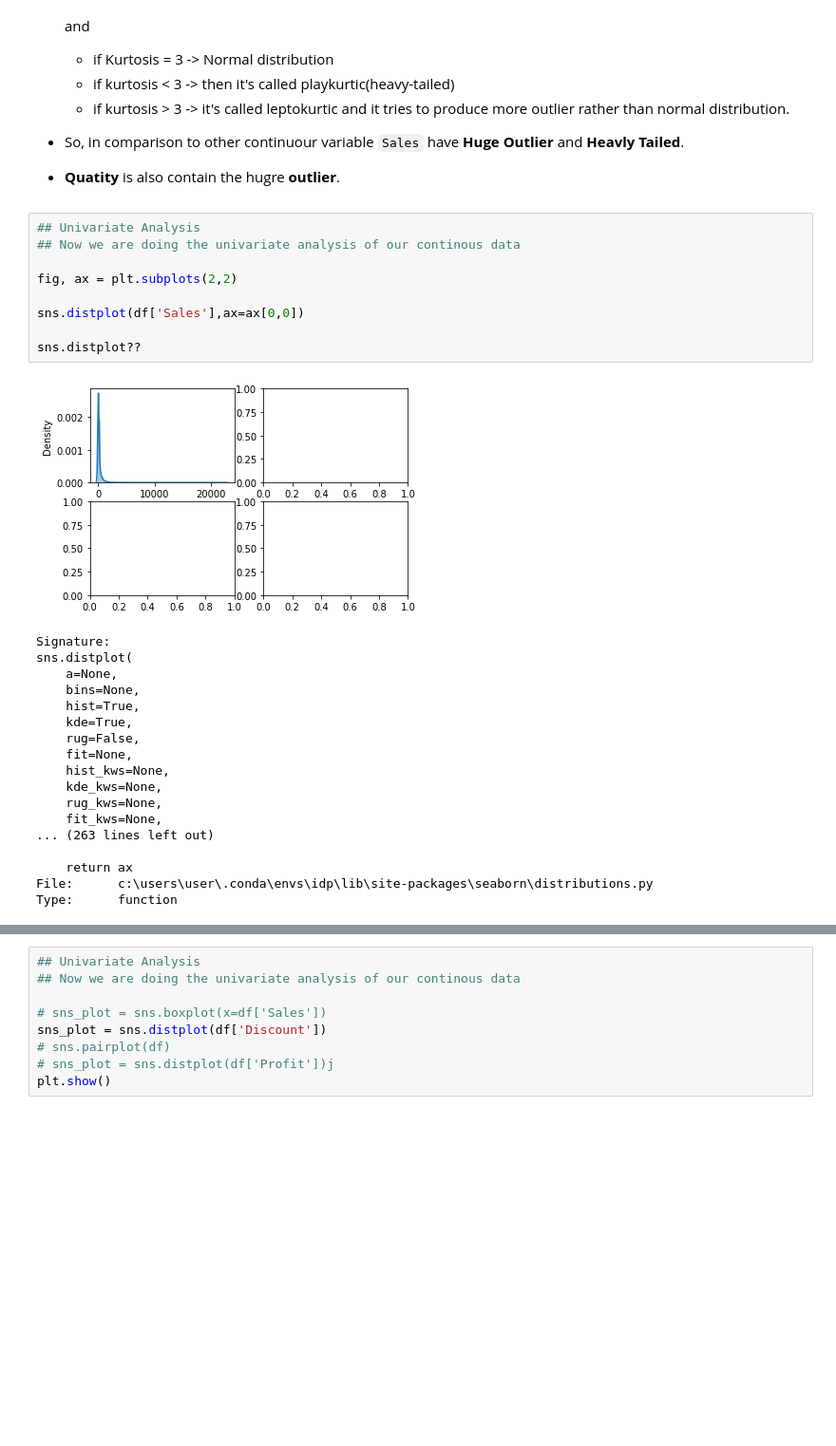
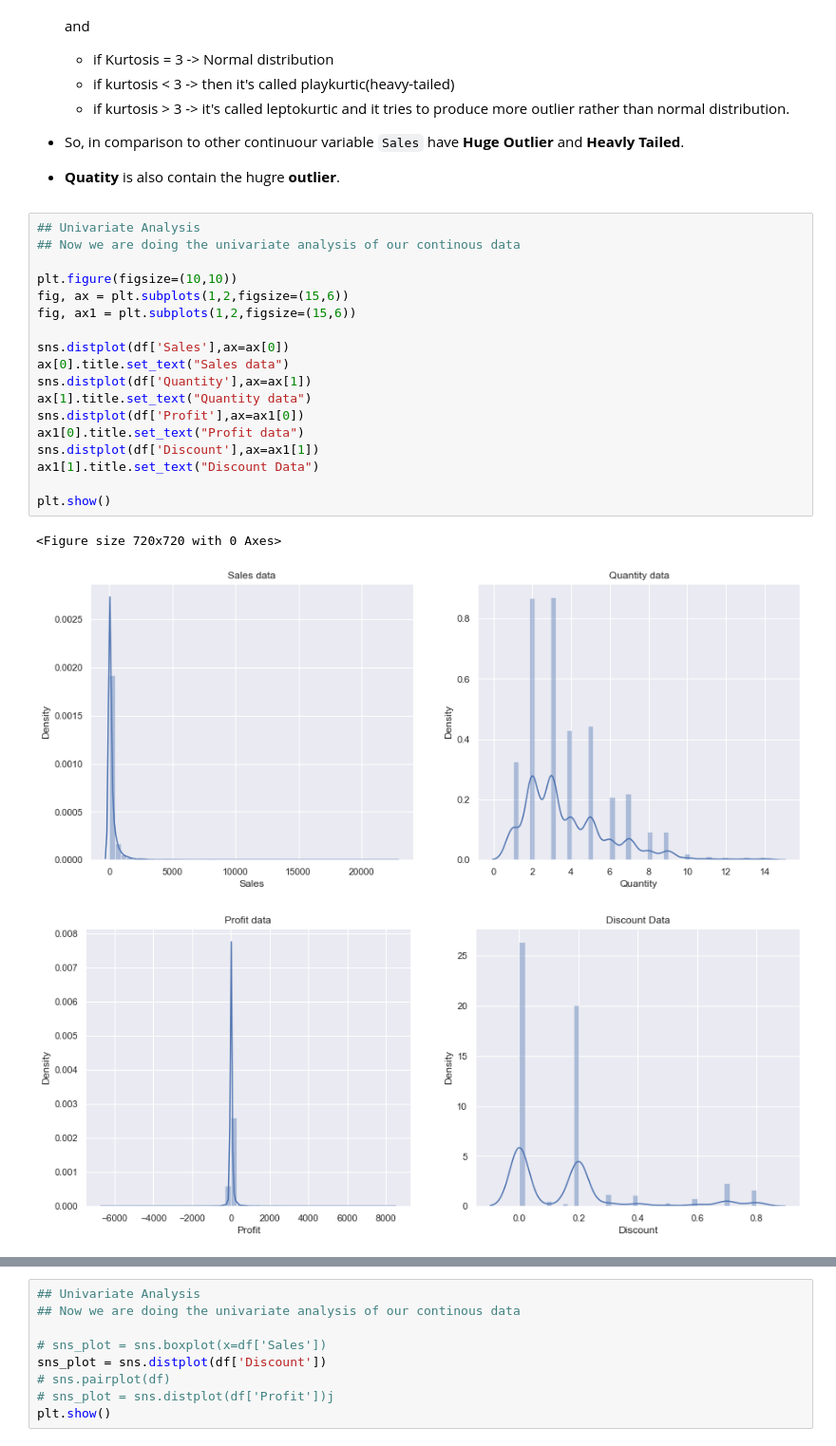
Before and after one commit to ukantjadia/TSF-GRIP-Tasks, a Jupyter notebook: Task-03/EDA_SampleSuperStore.ipynb, the cells around one changed output, grey strips where cells are left out. Shown at 95% size. Drawn from its saved outputs; the diff is of its cells as text; blank space fills up the shorter version.

```diff
--- a/Task-03/EDA_SampleSuperStore.ipynb
+++ b/Task-03/EDA_SampleSuperStore.ipynb
@@ -161,28 +164,22 @@ df_stat
 # %%
 ## Univariate Analysis
 ## Now we are doing the univariate analysis of our continous data
 
-fig, ax = plt.subplots(2,2)
+plt.figure(figsize=(10,10))
+fig, ax = plt.subplots(1,2,figsize=(15,6))
+fig, ax1 = plt.subplots(1,2,figsize=(15,6))
 
-sns.distplot(df['Sales'],ax=ax[0,0])
+sns.distplot(df['Sales'],ax=ax[0])
+ax[0].title.set_text("Sales data")
+sns.distplot(df['Quantity'],ax=ax[1])
+ax[1].title.set_text("Quantity data")
+sns.distplot(df['Profit'],ax=ax1[0])
+ax1[0].title.set_text("Profit data")
+sns.distplot(df['Discount'],ax=ax1[1])
+ax1[1].title.set_text("Discount Data")
 
-sns.distplot??
+plt.show()
 # %% [output]
+<Figure size 720x720 with 0 Axes>
-[figure, old version]
+[figure, new version]
-Signature:
-sns.distplot(
-    a=None,
-    bins=None,
-    hist=True,
-    kde=True,
-    rug=False,
-    fit=None,
-    hist_kws=None,
-    kde_kws=None,
-    rug_kws=None,
-    fit_kws=None,
-... (263 lines left out)
-
-    return ax
-File:      c:\users\user\.conda\envs\idp\lib\site-packages\seaborn\distributions.py
-Type:      function
+[figure, added]
```
Also changed, not shown: parts of 3 cells of this notebook.
